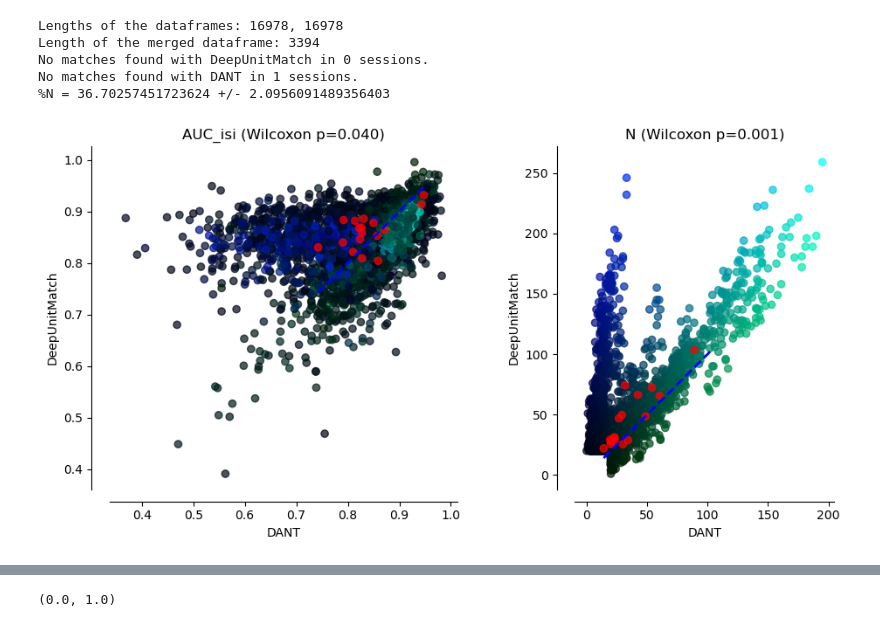
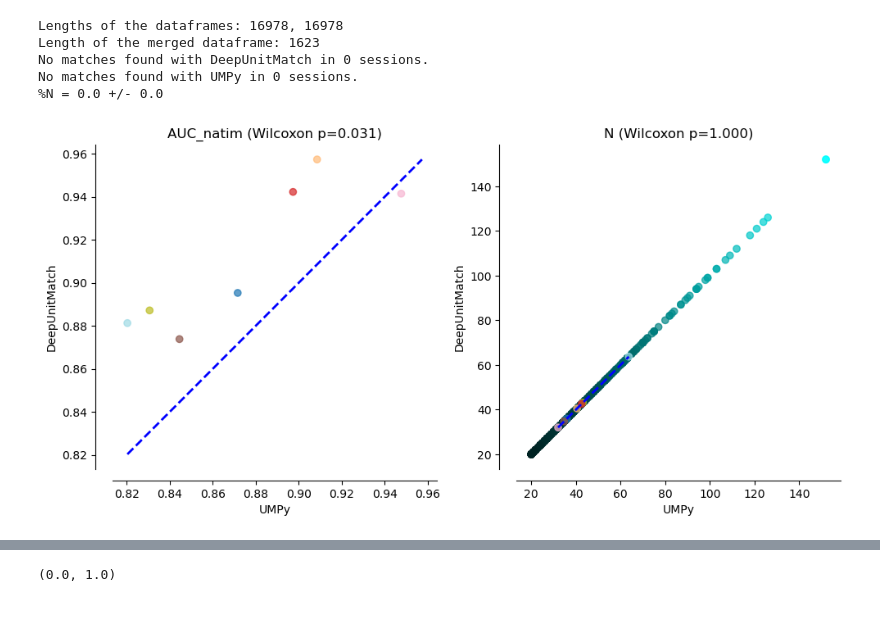
Before and after one commit to EnnyvanBeest/UnitMatch, a Jupyter notebook: UnitMatchPy/PaperAnalyses/figure2.ipynb, the cells around one changed output, grey strips where cells are left out. Drawn from its saved outputs; the diff is of its cells as text; code cells hidden in the pictures.

Commit message:
Update figures

```diff
--- a/UnitMatchPy/PaperAnalyses/figure2.ipynb
+++ b/UnitMatchPy/PaperAnalyses/figure2.ipynb
@@ -15,18 +15,21 @@ RESULTS_DIR = r"\\znas.cortexlab.net\Lab\Share\UNITMATCHTABLES_ENNY_CELIAN_JULIE
 # Scatter plots - figures 2i and j
 from scipy.stats import wilcoxon
 
-fixed_N = False
+fixed_N = True
 
 if fixed_N:
-    results_dir = os.path.join(RESULTS_DIR, r"N_set_by_UM") # fixed N
+    results_dir = os.path.join(RESULTS_DIR, r"N_set_by_UMPy")
+    # results_dir = os.path.join(RESULTS_DIR, r"N_set_by_DANT")
+    # results_dir = os.path.join(RESULTS_DIR, r"N_set_by_DANT_no_functional")
+    # results_dir = os.path.join(RESULTS_DIR, r"N_set_by_DeepUnitMatch")
 else:
-    results_dir = RESULTS_DIR # free N
+    results_dir = RESULTS_DIR
 
 model1 = "DeepUnitMatch"
-# model2 = "UMPy"
+model2 = "UMPy"
 # model2 = 'EMD'
 # model2 = "DANT_no_functional"
-model2 = "DANT"
+# model2 = "DANT"
 # model2 = "n_output=256_after_ae_and_finetune"
 # model2 = "DUM_untrained"
 
@@ -41,11 +44,9 @@ print(f"Lengths of the dataframes: {len(df_1)}, {len(df_2)}")
 merged = df_1.merge(df_2, on=["mouse", "probe", "loc", "day1", "day2", "r1", "r2", "delta_days"], suffixes=("", "_2"))
 merged = merged.loc[(merged["N"] >= 20) | (merged["N_2"] >= 20)]
 # merged = merged.loc[(merged["N"] >= 40) & (merged["N_2"] >= 40)]
-# merged = merged.loc[(merged["AUC_isi"] >= 0.7) & (merged["AUC_isi_2"] >= 0.7)]
+# merged = merged.loc[(merged["AUC_isi"] >= 0.8) & (merged["AUC_isi_2"] >= 0.8)]
+# merged = merged[merged['mouse'] == 'AV021']
 print(f"Length of the merged dataframe: {len(merged)}")
-
-# Replace NaNs with 0.5
-merged = merged.fillna(0.5)
 
 n_1 = np.sum(merged['N'] == 0)
 print(f"No matches found with {model1} in {n_1} sessions.")
@@ -55,10 +56,19 @@ print(f"No matches found with {model2} in {n_2} sessions.")
 # Take the mean AUC, recall, n and precision over each location for summary plots
 # which_metric = 'AUC_refpop_DeepUnitMatch'
 # which_metric = 'AUC_refpop_model'
-which_metric = 'AUC_isi'
+# which_metric = 'AUC_isi'
+which_metric = 'AUC_natim'
 # which_metric = 'AUC_fr'
 # which_metric = 'AUC_isi_cv'
-# which_metric = 'AUC_natim'
+
+if which_metric in ['AUC_fr', 'AUC_isi_cv']:
+    merged[which_metric] = 1 - merged[which_metric]
+    merged[which_metric + "_2"] = 1 - merged[which_metric + "_2"]
+
+# Replace NaNs with 0.5
+AUC_columns = [which_metric, which_metric + "_2"]
+merged = merged[~np.all(np.isnan(merged[AUC_columns]), axis=1)]
+merged = merged.fillna(0.5) # remaining AUCs set to 0.5
 
 AUCs = (
     merged.groupby(["mouse"])
@@ -68,8 +78,15 @@ AUCs = (
 )
 Ns = merged.groupby(["mouse"]).agg(model1=("N", "mean"), model2=("N_2", "mean")).reset_index()
 
+# Build a color map for each mouse
+mice = merged["mouse"].astype(str).unique()
+palette = plt.get_cmap("tab20", len(mice))
+mouse_to_color = {
+    mouse: palette(i) for i, mouse in enumerate(mice)
+}
+
 # AUCs['colour'] = ['r' if m in original_train_mice else 'orange' for m in AUCs['mouse']]
-AUCs["colour"] = ["r" for m in AUCs["mouse"]]
+AUCs["colour"] = AUCs["mouse"].map(lambda m: mouse_to_color[m])
 
 fig, axs = plt.subplots(1, 2, figsize=(10, 5))
 
@@ -78,9 +95,10 @@ rgb = np.column_stack([
     merged["N_2"].values / np.nanmax(merged["N_2"].values),
     merged["N"].values / np.nanmax(merged["N"].values),
 ])
+# rgb = [mouse_to_color[m] for m in merged["mouse"].astype(str)]
 
 ax = axs[0]
-ax.scatter(merged[which_metric + "_2"], merged[which_metric], alpha=0.7, c=rgb)
+# ax.scatter(merged[which_metric + "_2"], merged[which_metric], alpha=0.7, c=rgb)
 ax.scatter(AUCs["model2"], AUCs["model1"], alpha=0.7, c=AUCs["colour"])
 wilcoxon_result = wilcoxon(AUCs["model1"], AUCs["model2"], nan_policy="omit")
 lims = [np.nanmin(np.concatenate((AUCs["model1"].values, AUCs["model2"].values))), np.nanmax(np.concatenate((AUCs["model1"].values, AUCs["model2"].values)))]
@@ -92,34 +110,34 @@ ax.set_title(f"{which_metric} (Wilcoxon p={wilcoxon_result.pvalue:.3f})")
 
 ax = axs[1]
 ax.scatter(merged["N_2"], merged["N"], alpha=0.7, c=rgb)
 ax.scatter(Ns["model2"], Ns["model1"], alpha=0.7, c=AUCs["colour"])
 wilcoxon_result = wilcoxon(Ns["model1"], Ns["model2"], nan_policy="omit")
 lims = [np.nanmin(np.concatenate((Ns["model1"].values, Ns["model2"].values))), np.nanmax(np.concatenate((Ns["model1"].values, Ns["model2"].values)))]
 ax.plot(lims, lims, "b--", lw=2)
 # ax.set_ylim(lims)
 # ax.set_xlim(lims)
 ax.grid()
 ax.set_aspect("equal")
 ax.set(xlabel=model2, ylabel=model1, title="N")
 ax.set_title(f"N (Wilcoxon p={wilcoxon_result.pvalue:.3f})")
 
 # save figures
 for ax in axs:
     ax.grid(False)
     ax.spines[["right", "top"]].set_visible(False)
     ax.spines["left"].set_position(("outward", 15))
     ax.spines["bottom"].set_position(("outward", 10))
 plt.rcParams["svg.fonttype"] = "none"
 plt.tight_layout()
 # plt.savefig(os.path.join(fig_dir, "AUC_N_scatter.png"), dpi=300, bbox_inches='tight', format='png')
 # plt.savefig(os.path.join(fig_dir, "AUC_N_scatter.svg"), dpi=300, bbox_inches='tight', format='svg')
 
 perc = (Ns["model1"] - Ns["model2"])/Ns["model2"]*100
 print(f"%N = {np.mean(perc)} +/- {np.std(perc)/np.sum(~np.isnan(perc))}")
 # %% [output]
 Lengths of the dataframes: 16978, 16978
-Length of the merged dataframe: 3394
+Length of the merged dataframe: 1623
 No matches found with DeepUnitMatch in 0 sessions.
-No matches found with DANT in 1 sessions.
-%N = 36.70257451723624 +/- 2.0956091489356403
+No matches found with UMPy in 0 sessions.
+%N = 0.0 +/- 0.0
-[figure, old version]
+[figure, new version]
```
Also changed, not shown: parts of 6 cells of this notebook, 1 other file.
